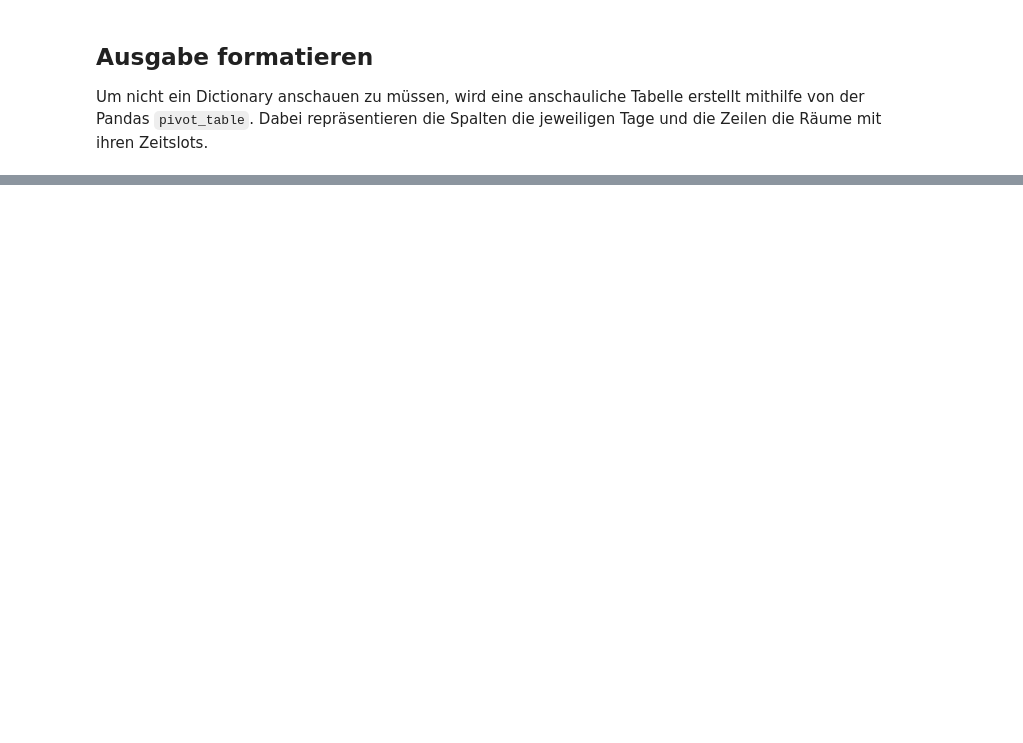
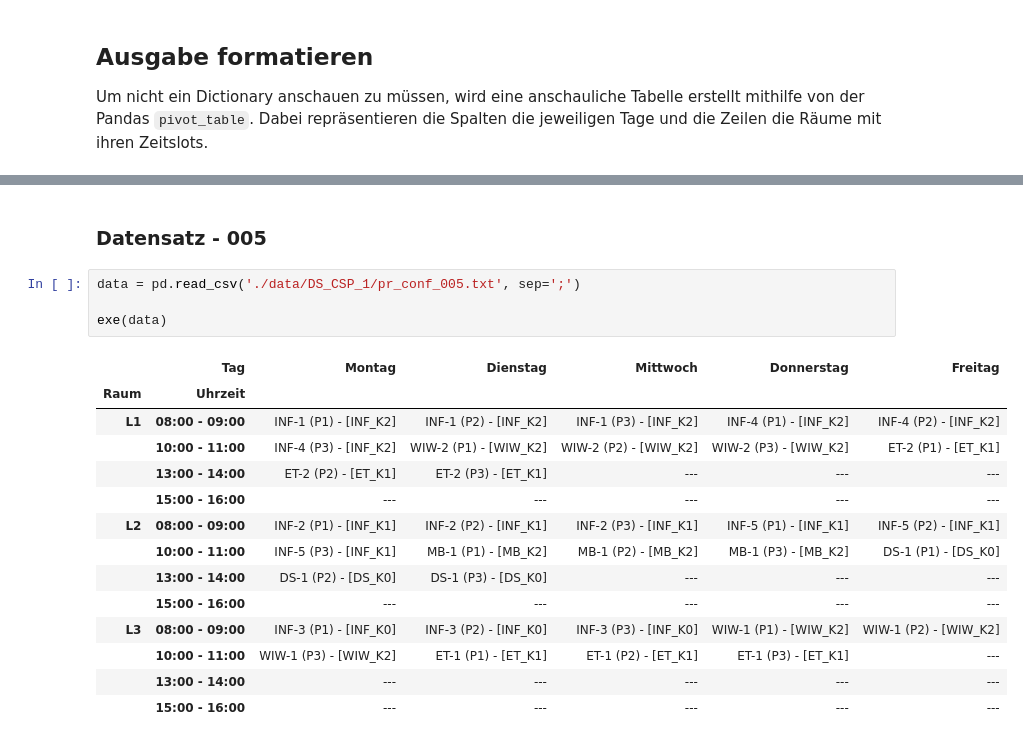
Before and after one commit to Traenzy/projekt_ki, a Jupyter notebook: csp.ipynb, the cells around one changed output, grey strips where cells are left out. Drawn from its saved outputs; the diff is of its cells as text; blank space fills up the shorter version.

```diff
--- a/csp.ipynb
+++ b/csp.ipynb
@@ -295,0 +414,21 @@ def schedule_table(solution: dict) -> pd.DataFrame:
+# %% [markdown]
+### Datensatz - 005
+# %%
+data = pd.read_csv('./data/DS_CSP_1/pr_conf_005.txt', sep=';')
+
+exe(data)
+# %% [output]
+|  | Tag | Montag | Dienstag | Mittwoch | Donnerstag | Freitag |
+| Raum | Uhrzeit |  |  |  |  |  |
+| L1 | 08:00 - 09:00 | INF-1 (P1) - [INF_K2] | INF-1 (P2) - [INF_K2] | INF-1 (P3) - [INF_K2] | INF-4 (P1) - [INF_K2] | INF-4 (P2) - [INF_K2] |
+|  | 10:00 - 11:00 | INF-4 (P3) - [INF_K2] | WIW-2 (P1) - [WIW_K2] | WIW-2 (P2) - [WIW_K2] | WIW-2 (P3) - [WIW_K2] | ET-2 (P1) - [ET_K1] |
+|  | 13:00 - 14:00 | ET-2 (P2) - [ET_K1] | ET-2 (P3) - [ET_K1] | --- | --- | --- |
+|  | 15:00 - 16:00 | --- | --- | --- | --- | --- |
+| L2 | 08:00 - 09:00 | INF-2 (P1) - [INF_K1] | INF-2 (P2) - [INF_K1] | INF-2 (P3) - [INF_K1] | INF-5 (P1) - [INF_K1] | INF-5 (P2) - [INF_K1] |
+|  | 10:00 - 11:00 | INF-5 (P3) - [INF_K1] | MB-1 (P1) - [MB_K2] | MB-1 (P2) - [MB_K2] | MB-1 (P3) - [MB_K2] | DS-1 (P1) - [DS_K0] |
+|  | 13:00 - 14:00 | DS-1 (P2) - [DS_K0] | DS-1 (P3) - [DS_K0] | --- | --- | --- |
+|  | 15:00 - 16:00 | --- | --- | --- | --- | --- |
+| L3 | 08:00 - 09:00 | INF-3 (P1) - [INF_K0] | INF-3 (P2) - [INF_K0] | INF-3 (P3) - [INF_K0] | WIW-1 (P1) - [WIW_K2] | WIW-1 (P2) - [WIW_K2] |
+|  | 10:00 - 11:00 | WIW-1 (P3) - [WIW_K2] | ET-1 (P1) - [ET_K1] | ET-1 (P2) - [ET_K1] | ET-1 (P3) - [ET_K1] | --- |
+|  | 13:00 - 14:00 | --- | --- | --- | --- | --- |
+|  | 15:00 - 16:00 | --- | --- | --- | --- | --- |
```
Also changed, not shown: parts of 14 cells of this notebook.
